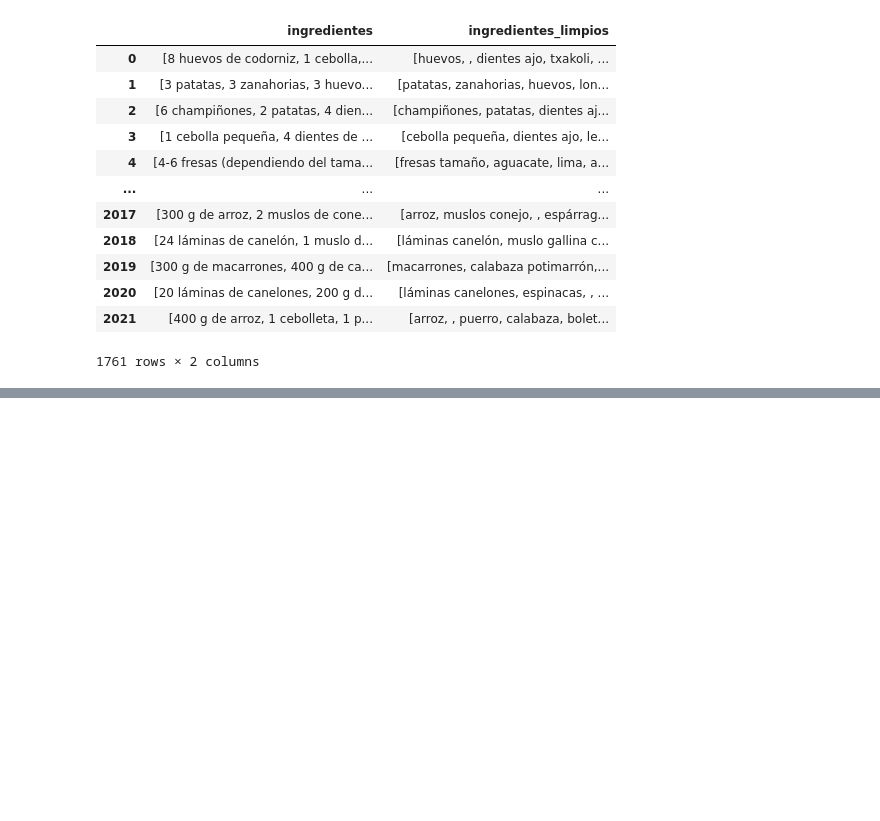
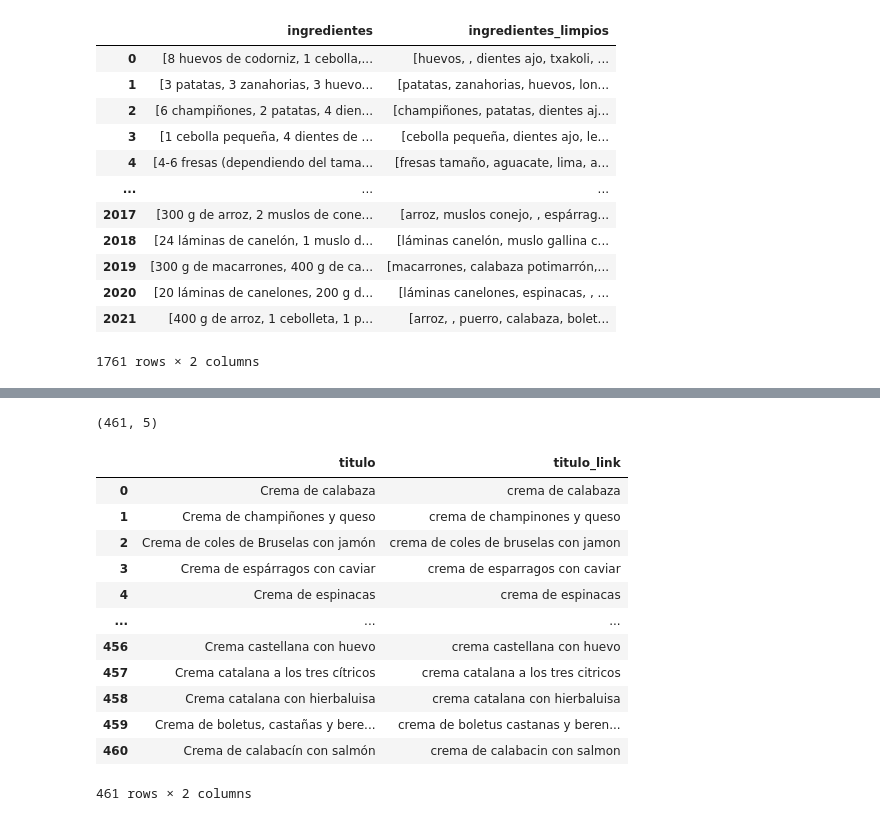
Before and after one commit to nikodyulger/lago-de-recetas, a Jupyter notebook: notebooks/limpieza.ipynb, the cells around one changed output, grey strips where cells are left out. Cells and saved outputs as stored; diff of their text form; code cells hidden in the pictures; blank space fills up the shorter version.

Commit message:
limpieza saber vivir

```diff
--- a/notebooks/limpieza.ipynb
+++ b/notebooks/limpieza.ipynb
@@ -260,0 +287,29 @@ df_antena3[['ingredientes','ingredientes_limpios']]
+# %%
+df_saber_vivir.shape
+# %% [output]
+(461, 5)
+# %%
+df_saber_vivir['total_ingredientes'] = df_saber_vivir['ingredientes'].apply(len)
+# %%
+df_saber_vivir['titulo_link'] = (
+    df_saber_vivir['link']
+    .apply(os.path.basename)
+    .apply(os.path.splitext)
+    .apply(lambda text: text[0])
+    .apply(extract_words)
+)
+df_saber_vivir[['titulo', 'titulo_link']]
+# %% [output]
+|  | titulo | titulo_link |
+| 0 | Crema de calabaza | crema de calabaza |
+| 1 | Crema de champiñones y queso | crema de champinones y queso |
+| 2 | Crema de coles de Bruselas con jamón | crema de coles de bruselas con jamon |
+| 3 | Crema de espárragos con caviar | crema de esparragos con caviar |
+| 4 | Crema de espinacas | crema de espinacas |
+| ... | ... | ... |
+| 456 | Crema castellana con huevo | crema castellana con huevo |
+| 457 | Crema catalana a los tres cítricos | crema catalana a los tres citricos |
+| 458 | Crema catalana con hierbaluisa | crema catalana con hierbaluisa |
+| 459 | Crema de boletus, castañas y bere... | crema de boletus castanas y beren... |
+| 460 | Crema de calabacín con salmón | crema de calabacin con salmon |
+461 rows × 2 columns
```
Also changed, not shown: parts of 8 cells of this notebook.
